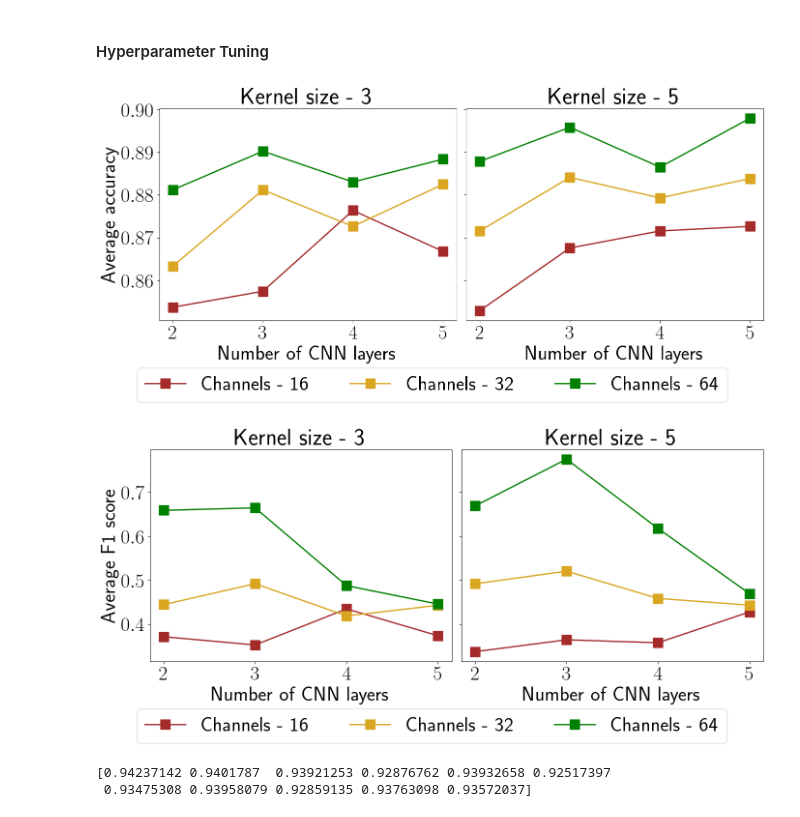
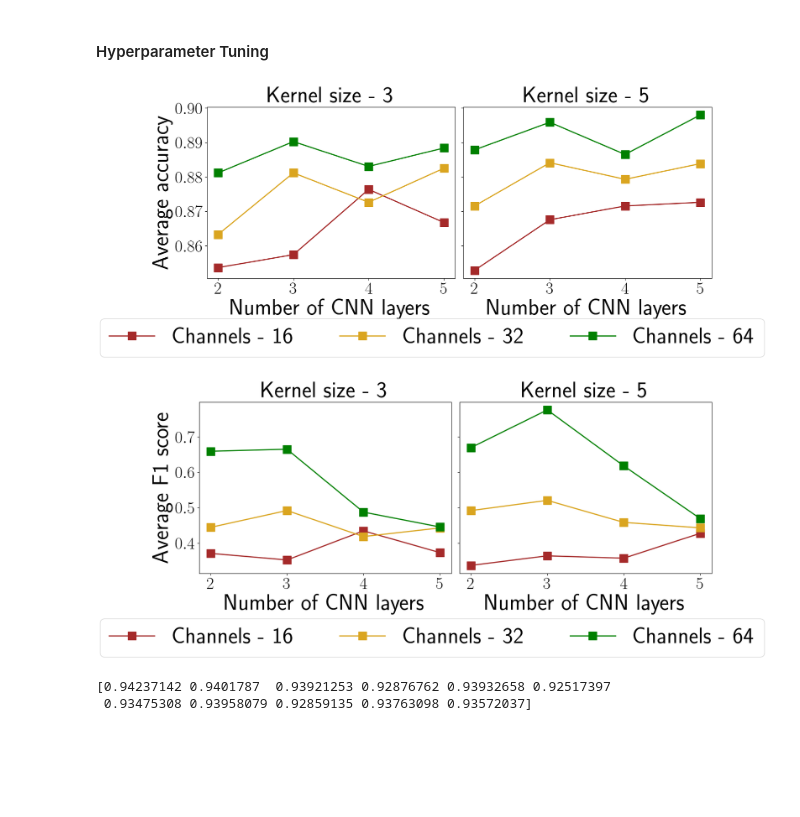
Before and after one commit to medhaaga/AWD-Biologging, a Jupyter notebook: notebooks/interdog.ipynb, the cells around one changed output. Cells and saved outputs as stored; diff of their text form; code cells hidden in the pictures; blank space fills up the shorter version.

```diff
--- a/notebooks/interdog.ipynb
+++ b/notebooks/interdog.ipynb
@@ -62,9 +62,9 @@ mpl.rcParams['lines.markersize'] = 12
 mpl.rcParams['lines.linewidth'] = 2
 mpl.rcParams['xtick.labelsize'] = 30
 mpl.rcParams['ytick.labelsize'] = 30
-mpl.rcParams["axes.labelsize"] = 30
-mpl.rcParams['legend.fontsize'] = 30
-mpl.rcParams['axes.titlesize'] = 35
+mpl.rcParams["axes.labelsize"] = 40
+mpl.rcParams['legend.fontsize'] = 40
+mpl.rcParams['axes.titlesize'] = 40
 mpl.rcParams['text.usetex'] = True
 # %%
 label_encoder = LabelEncoder()
@@ -91,36 +91,37 @@ for i,c in enumerate(channels):
 
 fig, axs = plt.subplots(1,2, figsize=(14, 6), sharey=True)
 for i in range(len(kernel_sizes)):
     for c in range(len(channels)):
         if i ==0:
             axs[i].plot(layers, accuracies[c,:,i], label=f'Channels - {channels[c]}', markersize=15, marker='s', color=colors[c])
             axs[i].set_ylabel('Average accuracy')
 
         else:
             axs[i].plot(layers, accuracies[c,:,i], markersize=15, marker='s', color=colors[c])
         axs[i].set_title(f'Kernel size - {kernel_sizes[i]}')
     axs[i].set_xlabel('Number of CNN layers')
 fig.legend(loc='center', bbox_to_anchor=(.5, -0.05), ncol=3)
 plt.tight_layout()
 plt.show()
 
 fig, axs = plt.subplots(1,2, figsize=(14,6), sharey=True)
 for i in range(len(kernel_sizes)):
     for c in range(len(channels)):
         if i ==0:
             axs[i].plot(layers, f1_scores[c,:,i], label=f'Channels - {channels[c]}', markersize=15, marker='s', color=colors[c])
             axs[i].set_ylabel('Average F1 score')
 
         else:
             axs[i].plot(layers, f1_scores[c,:,i], markersize=15, marker='s', color=colors[c])
         axs[i].set_title(f'Kernel size - {kernel_sizes[i]}')
     axs[i].set_xlabel('Number of CNN layers')
-fig.legend(loc='center', bbox_to_anchor=(.5, -0.05), ncol=3)
+fig.legend(loc='center', bbox_to_anchor=(.5, -0.07), ncol=3)
 plt.tight_layout()
+plt.savefig('../figures/interdog-hyperparameter_tuning.pdf', format="pdf", bbox_inches="tight")
 plt.show()
 # %% [output]
-[figure, old version]
+[figure, new version]
-[figure, old version]
+[figure, new version]
 # %%
 # you need to run 'scrpts/interdog.sh' for produce the hyperparameter finetuning plots.
 
```
Also changed, not shown: 15 other files.
